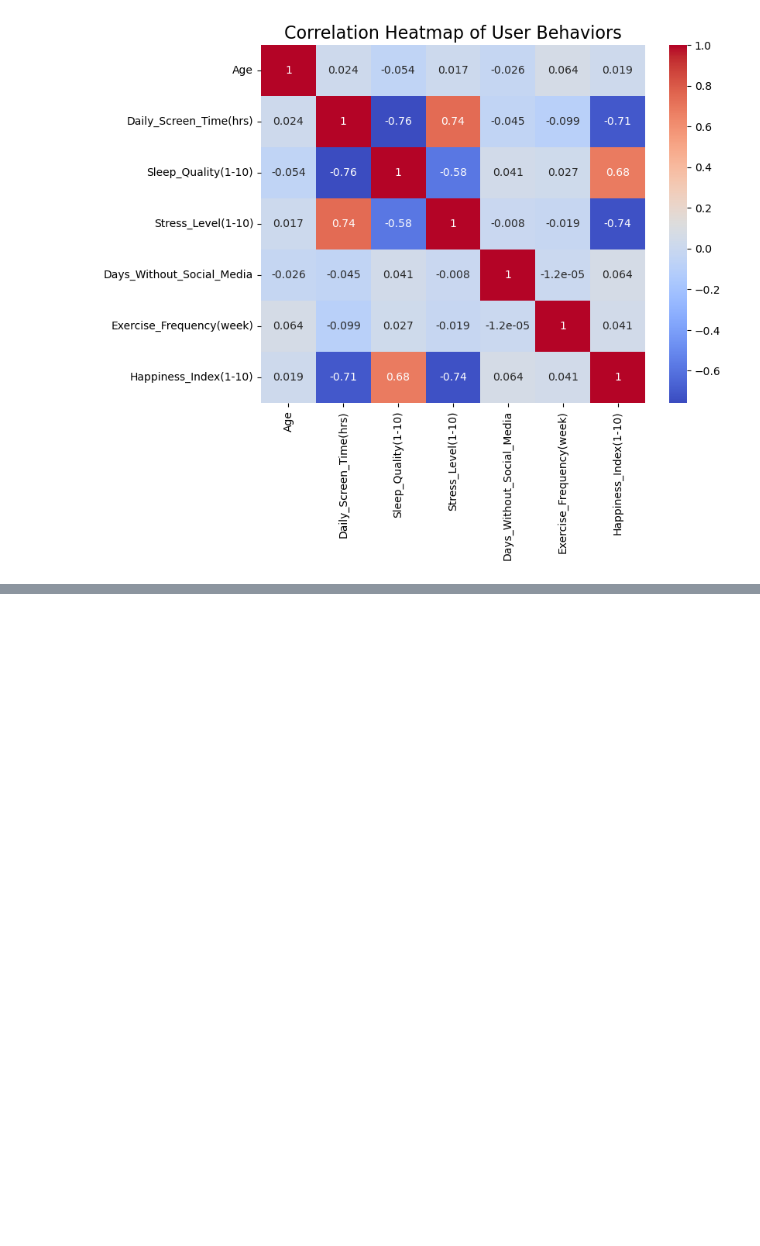
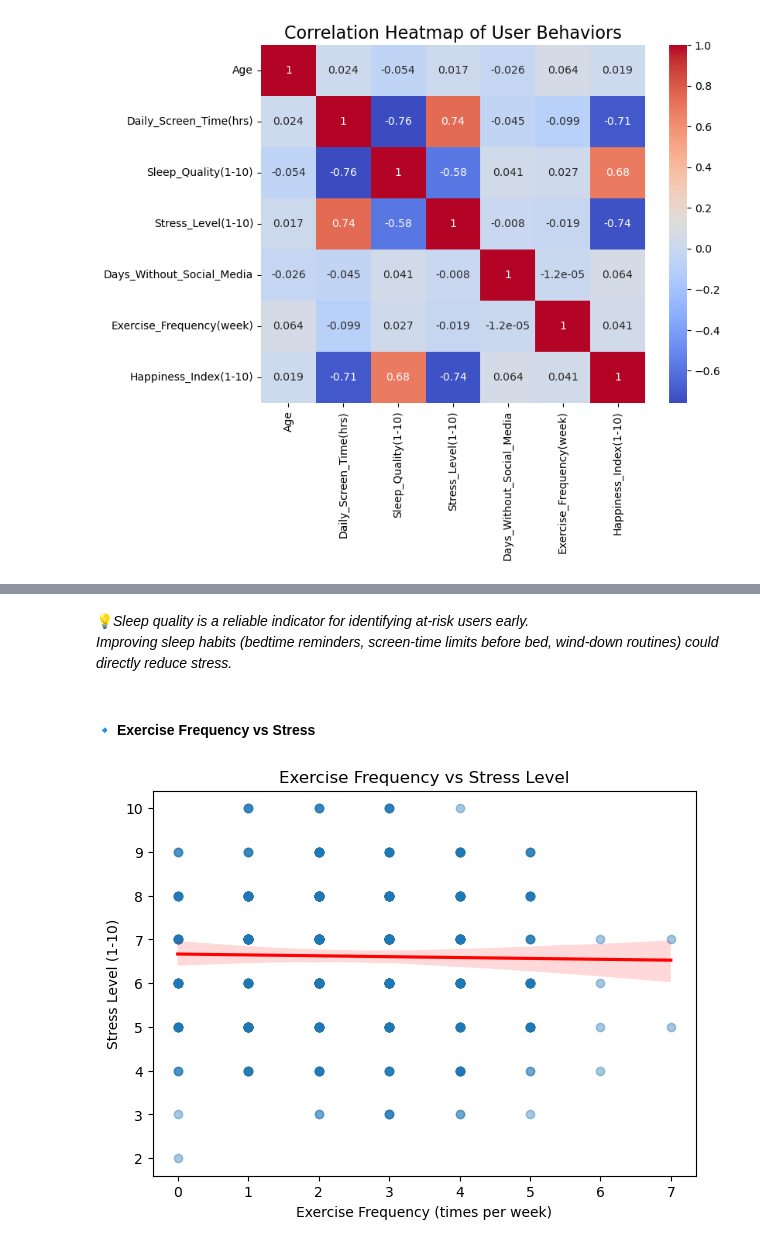
Before and after one commit to zaraaxdata/digital-wellbeing-user-analysis, a Jupyter notebook: user_behaviour_analysis.ipynb, the cells around one changed output, grey strips where cells are left out. Drawn from its saved outputs; the diff is of its cells as text; code cells hidden in the pictures; blank space fills up the shorter version.

```diff
--- a/user_behaviour_analysis.ipynb
+++ b/user_behaviour_analysis.ipynb
@@ -465,0 +385,22 @@ Exercise and social-media breaks also help, but to a lesser extent.**
+# %% [markdown]
+💡*Sleep quality is a reliable indicator for identifying at-risk users early.
+Improving sleep habits (bedtime reminders, screen-time limits before bed, wind-down routines) could directly reduce stress.*
+# %% [markdown]
+#### 🔹 Exercise Frequency vs Stress
+# %%
+plt.figure(figsize=(7,5))
+
+sns.regplot(
+    data=df,
+    x="Exercise_Frequency(week)",
+    y="Stress_Level(1-10)",
+    scatter_kws={'alpha':0.4},
+    line_kws={'color':'red'}
+)
+plt.title("Exercise Frequency vs Stress Level")
+plt.xlabel("Exercise Frequency (times per week)")
+plt.ylabel("Stress Level (1-10)")
+
+plt.show()
+# %% [output]
+[figure, added]
```
Also changed, not shown: parts of 101 cells of this notebook.
